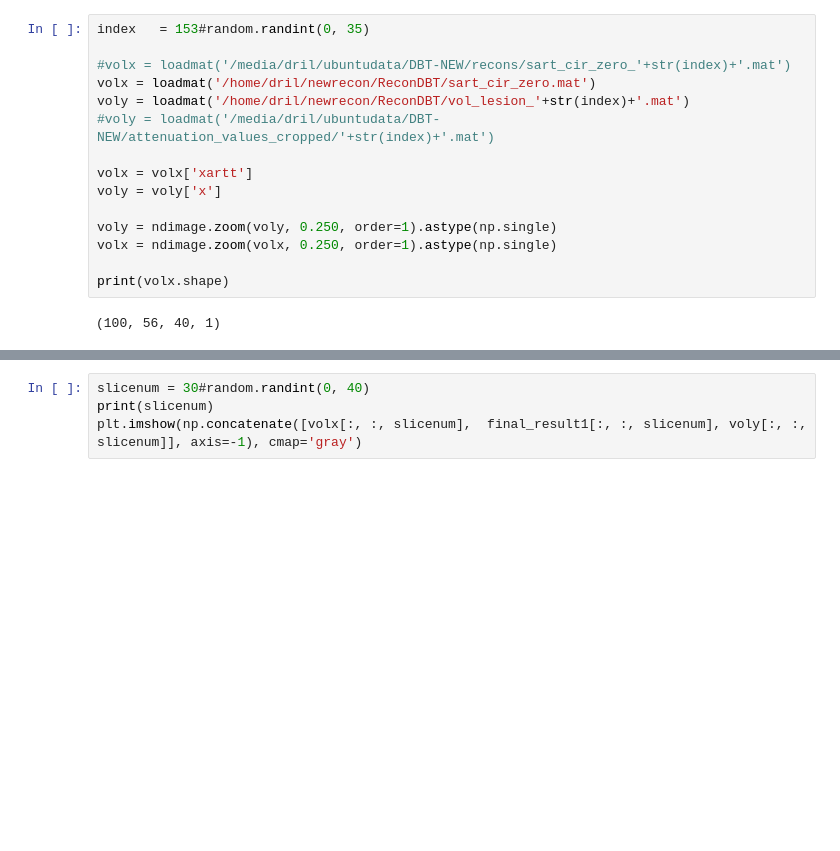
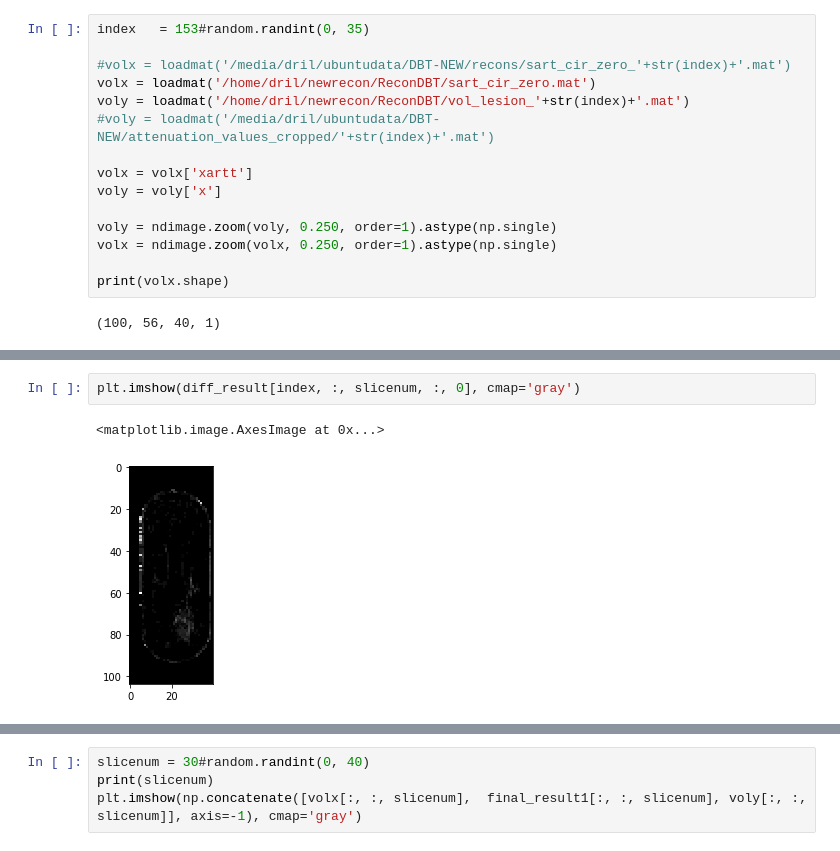
Before and after one commit to PranjalSahu/newrecon, a Jupyter notebook: recon1.ipynb, the cells around one changed output, grey strips where cells are left out. Drawn from its saved outputs; the diff is of its cells as text; blank space fills up the shorter version.

```diff
--- a/recon1.ipynb
+++ b/recon1.ipynb
@@ -597 +588,6 @@ print(result.shape, final_result.shape)
+# %%
+plt.imshow(diff_result[index, :, slicenum, :, 0], cmap='gray')
+# %% [output]
+<matplotlib.image.AxesImage at 0x...>
+[figure, added]
 # %%
```
Also changed, not shown: parts of 18 cells of this notebook.
